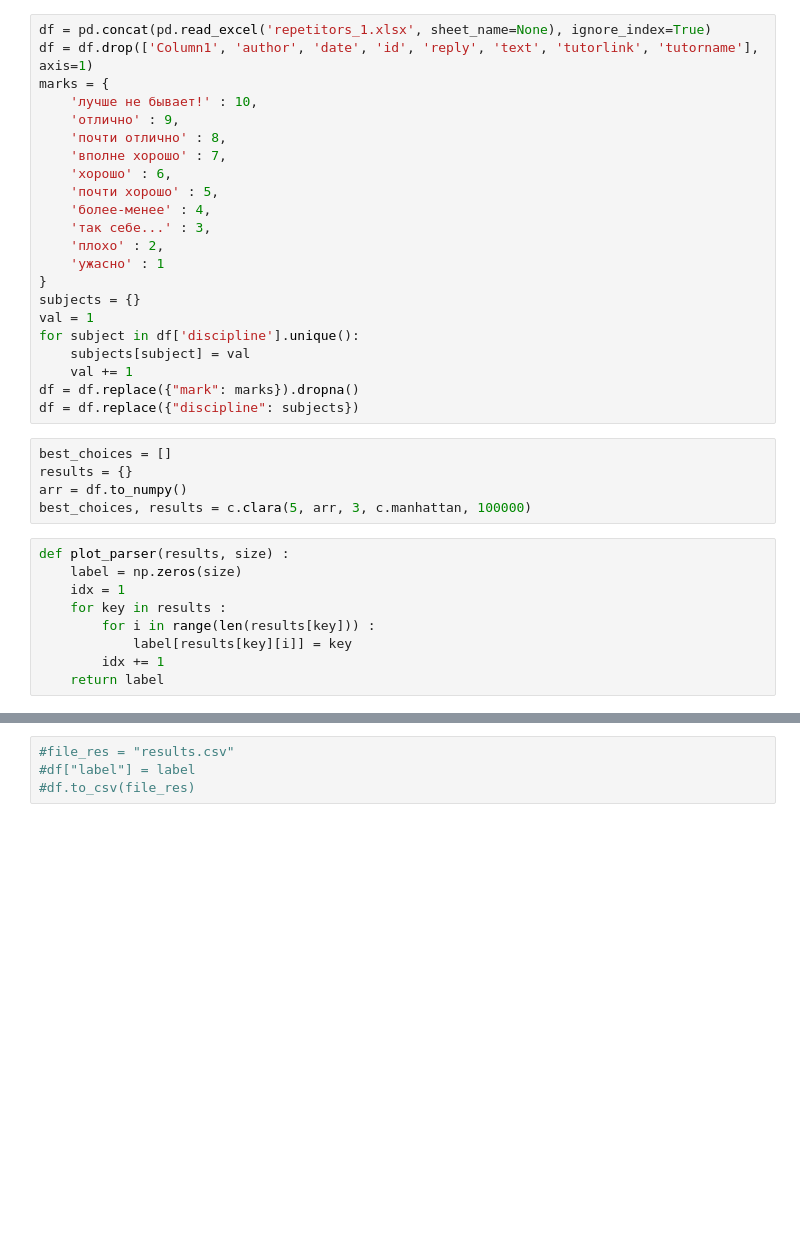
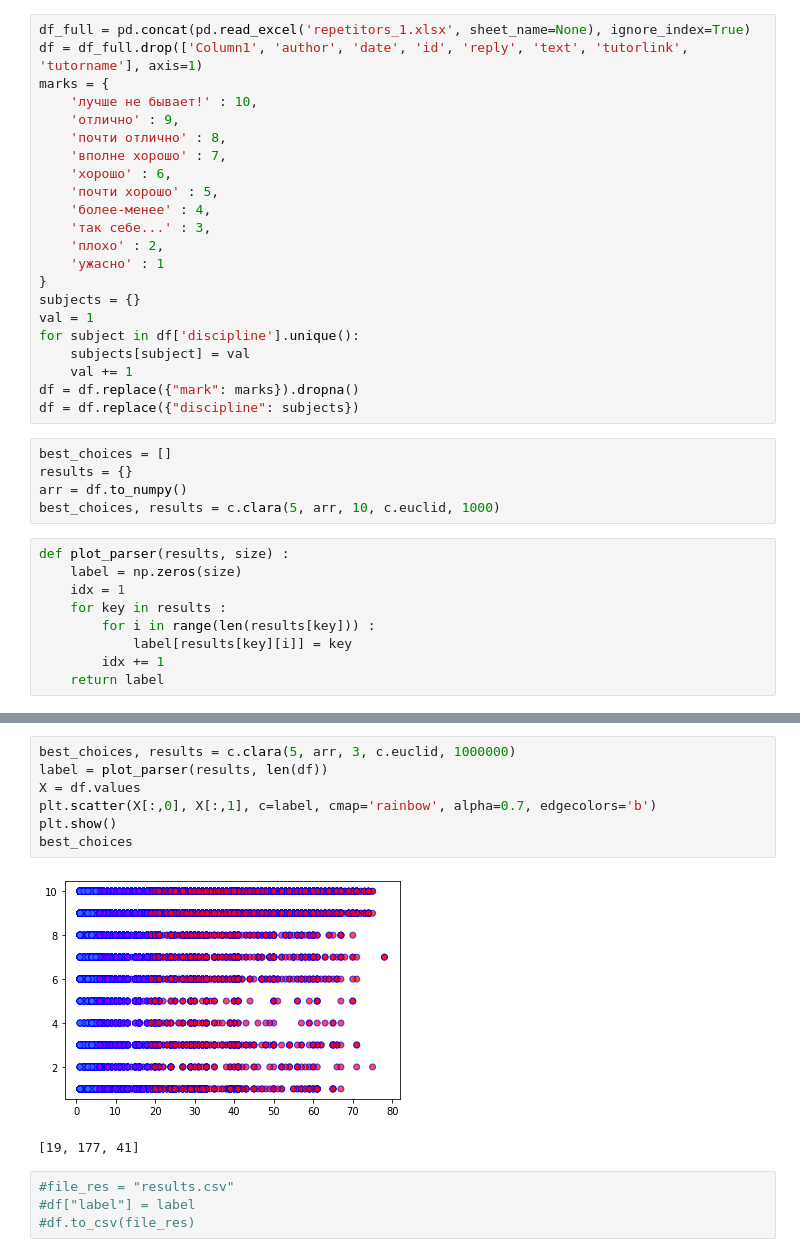
Before and after one commit to GodlikeVaslas/project2020, a Jupyter notebook: Clara_test.ipynb, the cells around one changed output, grey strips where cells are left out. Cells and saved outputs as stored; diff of their text form; blank space fills up the shorter version.

```diff
--- a/Clara_test.ipynb
+++ b/Clara_test.ipynb
@@ -3,8 +3,8 @@ import CLARA as c
 import pandas as pd
 import numpy as np
 # %%
-df = pd.concat(pd.read_excel('repetitors_1.xlsx', sheet_name=None), ignore_index=True)
-df = df.drop(['Column1', 'author', 'date', 'id', 'reply', 'text', 'tutorlink', 'tutorname'], axis=1)
+df_full = pd.concat(pd.read_excel('repetitors_1.xlsx', sheet_name=None), ignore_index=True)
+df = df_full.drop(['Column1', 'author', 'date', 'id', 'reply', 'text', 'tutorlink', 'tutorname'], axis=1)
 marks = {
     'лучше не бывает!' : 10,
     'отлично' : 9,
@@ -28,7 +28,7 @@ df = df.replace({"discipline": subjects})
 best_choices = []
 results = {}
 arr = df.to_numpy()
-best_choices, results = c.clara(5, arr, 3, c.manhattan, 100000)
+best_choices, results = c.clara(5, arr, 10, c.euclid, 1000)
 # %%
 def plot_parser(results, size) :
     label = np.zeros(size)
@@ -48,3 +51,13 @@ best_choices
+# %%
+best_choices, results = c.clara(5, arr, 3, c.euclid, 1000000)
+label = plot_parser(results, len(df))
+X = df.values
+plt.scatter(X[:,0], X[:,1], c=label, cmap='rainbow', alpha=0.7, edgecolors='b')
+plt.show()
+best_choices
+# %% [output]
+[figure, added]
+[19, 177, 41]
 # %%
 #file_res = "results.csv"
 #df["label"] = label
```
Also changed, not shown: parts of 1 cell of this notebook.
